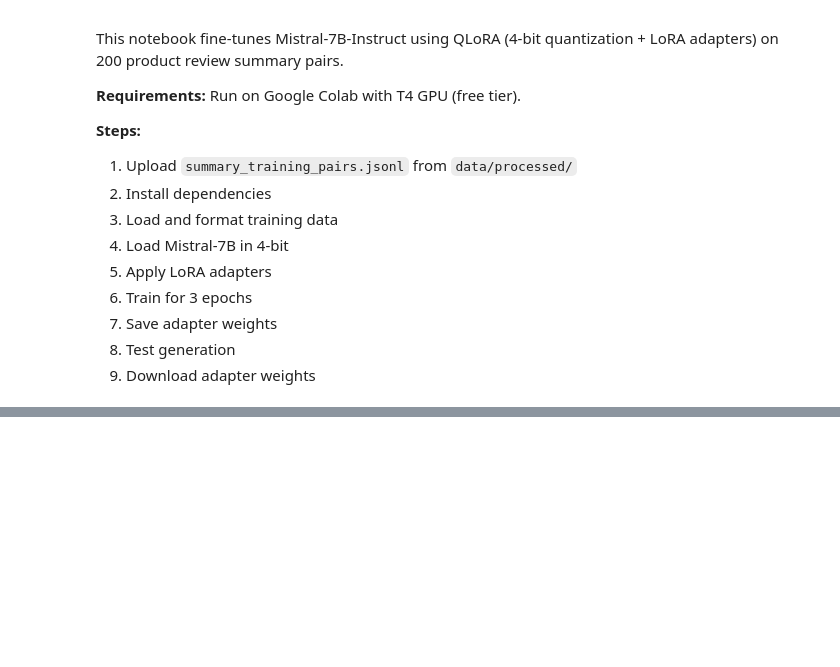
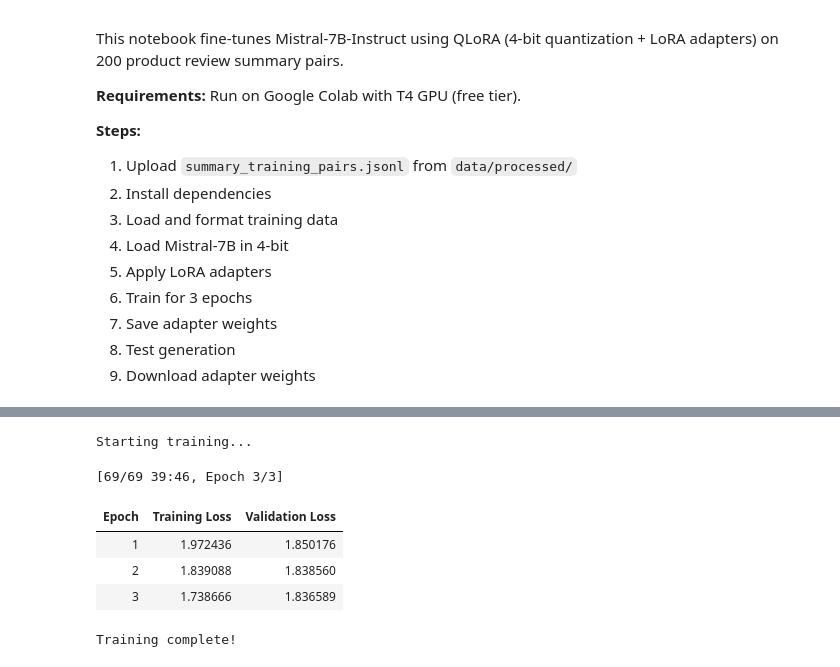
Before and after one commit to BhavyaLikhitha/Multi-Agent-Product-Analytics, a Jupyter notebook: notebooks/02_finetune_mistral.ipynb, the cells around one changed output, grey strips where cells are left out. Cells and saved outputs as stored; diff of their text form; code cells hidden in the pictures; blank space fills up the shorter version.

```diff
--- a/notebooks/02_finetune_mistral.ipynb
+++ b/notebooks/02_finetune_mistral.ipynb
@@ -107,37 +140,42 @@ model.print_trainable_parameters()
 # %%
-# Step 6: Train for 3 epochs
+# Step 6: Train for 3 epochs                                                                                                          training_args = TrainingArguments(
 training_args = TrainingArguments(
-    output_dir="./mistral-qlora-reviews",
-    num_train_epochs=3,
-    per_device_train_batch_size=2,
-    per_device_eval_batch_size=2,
-    gradient_accumulation_steps=4,
-    learning_rate=2e-4,
-    weight_decay=0.01,
-    warmup_ratio=0.1,
-    logging_steps=10,
-    eval_strategy="epoch",
-    save_strategy="epoch",
-    load_best_model_at_end=True,
-    fp16=True,
-    report_to="none",
-    optim="paged_adamw_8bit",
-    max_grad_norm=0.3,
-    lr_scheduler_type="cosine",
+      output_dir="./mistral-qlora-reviews",
+      num_train_epochs=3,
+      per_device_train_batch_size=2,
+      per_device_eval_batch_size=2,
+      gradient_accumulation_steps=4,
+      learning_rate=2e-4,
+      weight_decay=0.01,
+      warmup_steps=20,
+      logging_steps=10,
+      eval_strategy="epoch",
+      save_strategy="epoch",
+      load_best_model_at_end=True,
+      bf16=True,
+      report_to="none",
+      optim="paged_adamw_8bit",
+      max_grad_norm=0.3,
+      lr_scheduler_type="cosine",
 )
-
 trainer = SFTTrainer(
-    model=model,
-    train_dataset=train_ds,
-    eval_dataset=val_ds,
-    tokenizer=tokenizer,
-    args=training_args,
-    max_seq_length=2048,
-)
-
+      model=model,
+      train_dataset=train_ds,
+      eval_dataset=val_ds,
+      processing_class=tokenizer,
+      args=training_args,
+  )
 print("Starting training...")
 trainer.train()
 print("Training complete!")
+# %% [output]
+Starting training...
+[69/69 39:46, Epoch 3/3]
+| Epoch | Training Loss | Validation Loss |
+| 1 | 1.972436 | 1.850176 |
+| 2 | 1.839088 | 1.838560 |
+| 3 | 1.738666 | 1.836589 |
+Training complete!
 # %%
 # Step 7: Save adapter weights
 ADAPTER_DIR = "./mistral-qlora-adapter"
```
Also changed, not shown: parts of 9 cells of this notebook.
